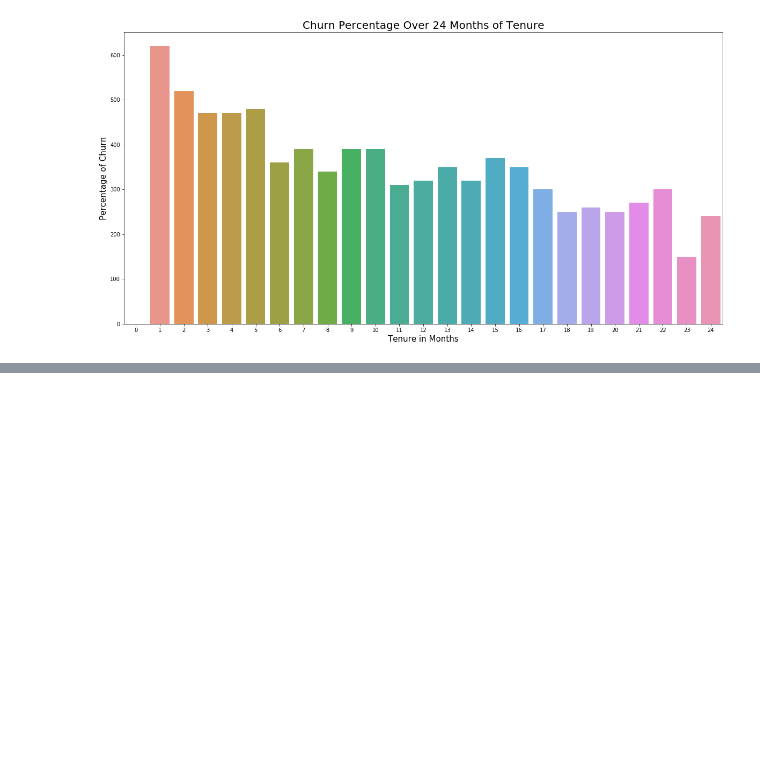
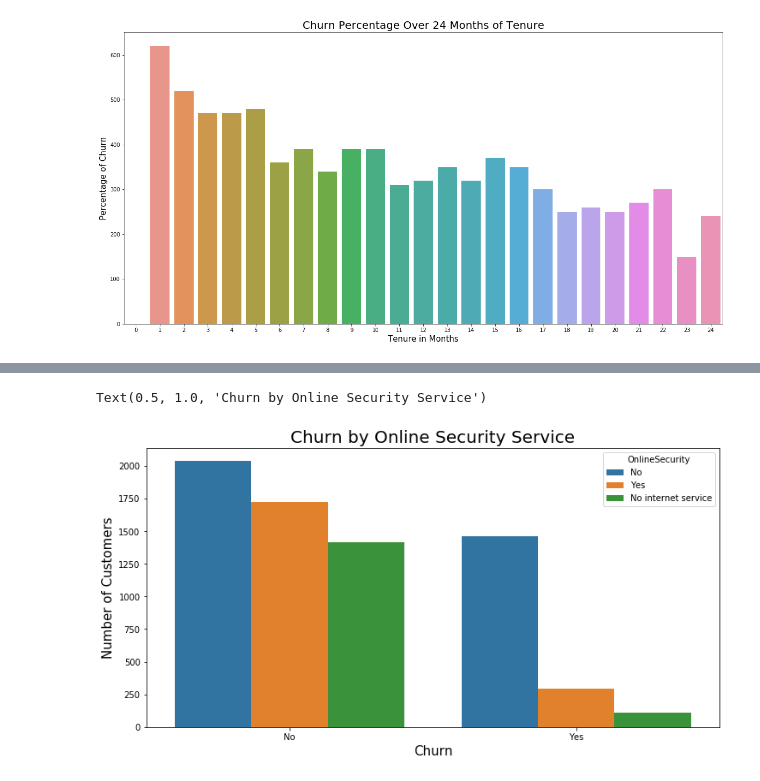
Before and after one commit to enriqueferrao/Telco_Customer_Churn, a Jupyter notebook: Telco_Customer_Churn.ipynb, the cells around one changed output, grey strips where cells are left out. Cells and saved outputs as stored; diff of their text form; code cells hidden in the pictures; blank space fills up the shorter version.

```diff
--- a/Telco_Customer_Churn.ipynb
+++ b/Telco_Customer_Churn.ipynb
@@ -255,0 +290,10 @@ Text(0.5, 0, 'Tenure in Months')
+# %%
+plt.figure(figsize=(12,6))
+ax = sns.countplot(x="Churn", hue="OnlineSecurity", data=file_data);
+ax.set_ylabel('Number of Customers', fontsize = 15)
+ax.set_xlabel('Churn', fontsize = 15)
+
+ax.set_title('Churn by Online Security Service', fontsize=20)
+# %% [output]
+Text(0.5, 1.0, 'Churn by Online Security Service')
+[figure, added]
```
Also changed, not shown: parts of 7 cells of this notebook.
